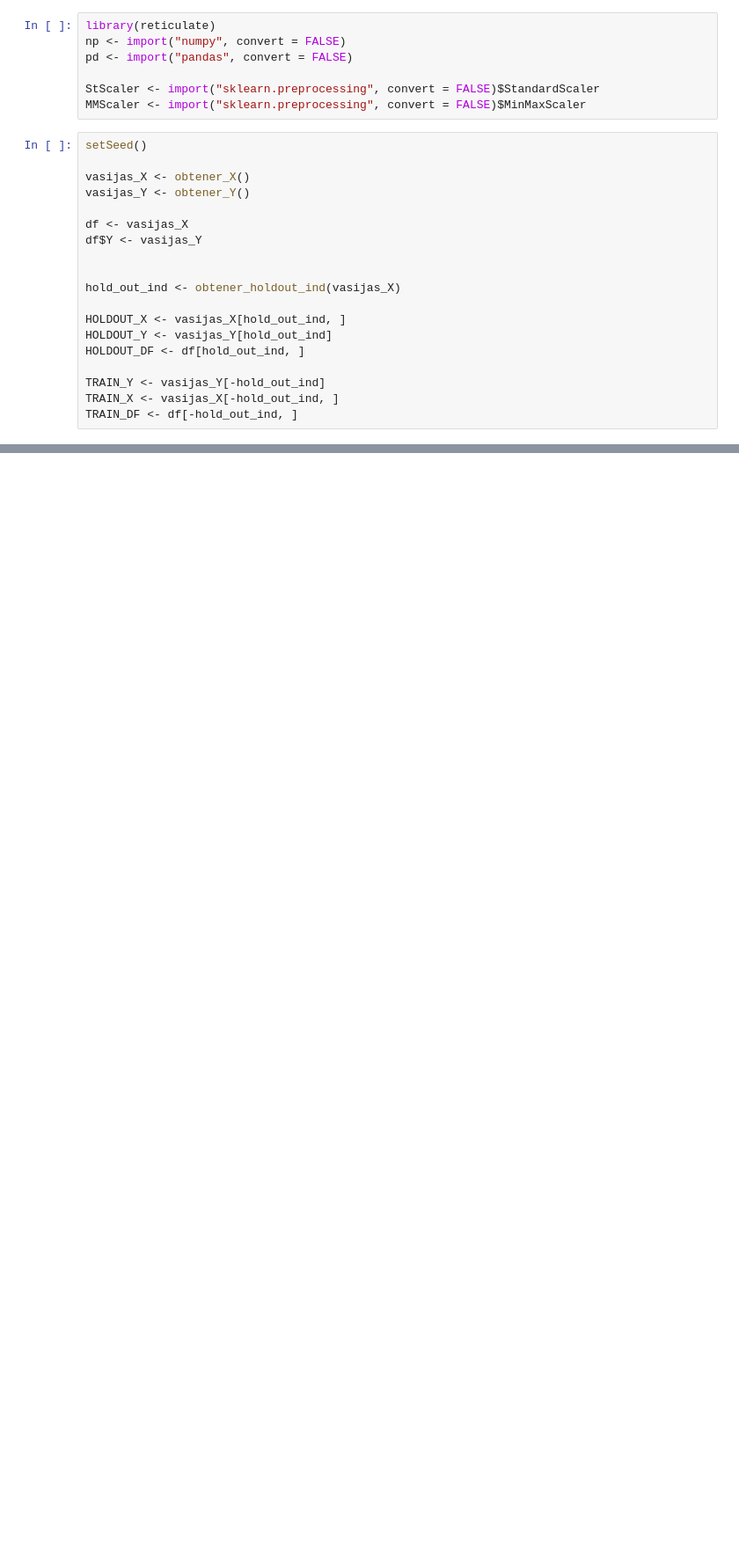
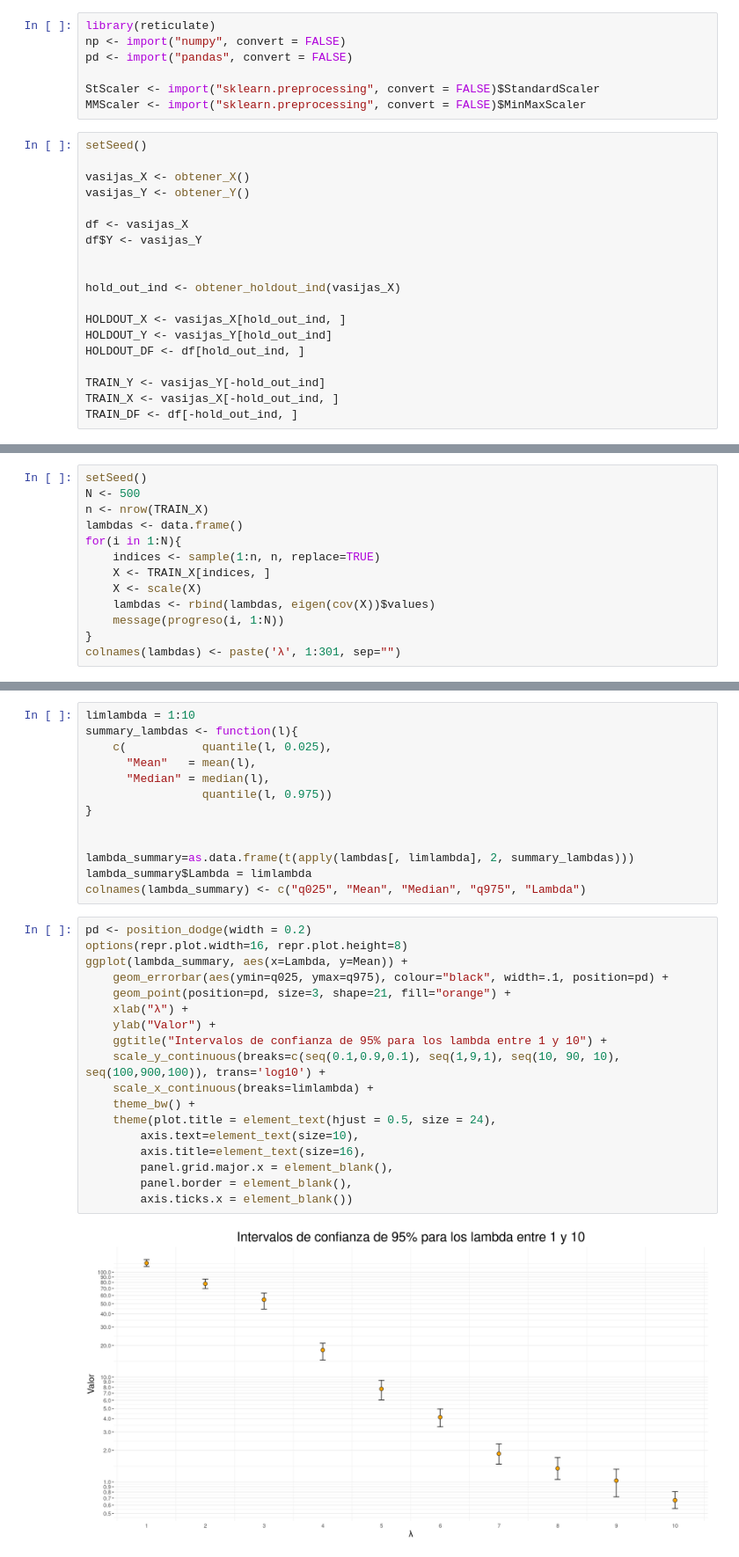
Before and after one commit to Lukas-De-Angelis-Riva/Aprendizaje-estadistico, a Jupyter notebook: trabajo_practico3/src/PCA.ipynb, the cells around one changed output, grey strips where cells are left out. Shown at 88% size. Cells and saved outputs as stored; diff of their text form; blank space fills up the shorter version.

```diff
--- a/trabajo_practico3/src/PCA.ipynb
+++ b/trabajo_practico3/src/PCA.ipynb
@@ -232,0 +71,13 @@ tabla
+# %%
+setSeed()
+N <- 500
+n <- nrow(TRAIN_X)
+lambdas <- data.frame()
+for(i in 1:N){
+    indices <- sample(1:n, n, replace=TRUE)
+    X <- TRAIN_X[indices, ]
+    X <- scale(X)
+    lambdas <- rbind(lambdas, eigen(cov(X))$values)
+    message(progreso(i, 1:N))
+}
+colnames(lambdas) <- paste('λ', 1:301, sep="")
@@ -232,0 +102,33 @@ tabla
+# %%
+limlambda = 1:10
+summary_lambdas <- function(l){
+    c(           quantile(l, 0.025),
+      "Mean"   = mean(l),
+      "Median" = median(l),
+                 quantile(l, 0.975))
+}
+
+
+lambda_summary=as.data.frame(t(apply(lambdas[, limlambda], 2, summary_lambdas)))
+lambda_summary$Lambda = limlambda
+colnames(lambda_summary) <- c("q025", "Mean", "Median", "q975", "Lambda")
+# %%
+pd <- position_dodge(width = 0.2)
+options(repr.plot.width=16, repr.plot.height=8)
+ggplot(lambda_summary, aes(x=Lambda, y=Mean)) +
+    geom_errorbar(aes(ymin=q025, ymax=q975), colour="black", width=.1, position=pd) +
+    geom_point(position=pd, size=3, shape=21, fill="orange") +
+    xlab("λ") +
+    ylab("Valor") +
+    ggtitle("Intervalos de confianza de 95% para los lambda entre 1 y 10") +
+    scale_y_continuous(breaks=c(seq(0.1,0.9,0.1), seq(1,9,1), seq(10, 90, 10), seq(100,900,100)), trans='log10') +
+    scale_x_continuous(breaks=limlambda) +
+    theme_bw() +
+    theme(plot.title = element_text(hjust = 0.5, size = 24),
+        axis.text=element_text(size=10),
+        axis.title=element_text(size=16),
+        panel.grid.major.x = element_blank(),
+        panel.border = element_blank(),
+        axis.ticks.x = element_blank())
+# %% [output]
+[figure, added]
```
Also changed, not shown: parts of 58 cells of this notebook, 7 other files.
